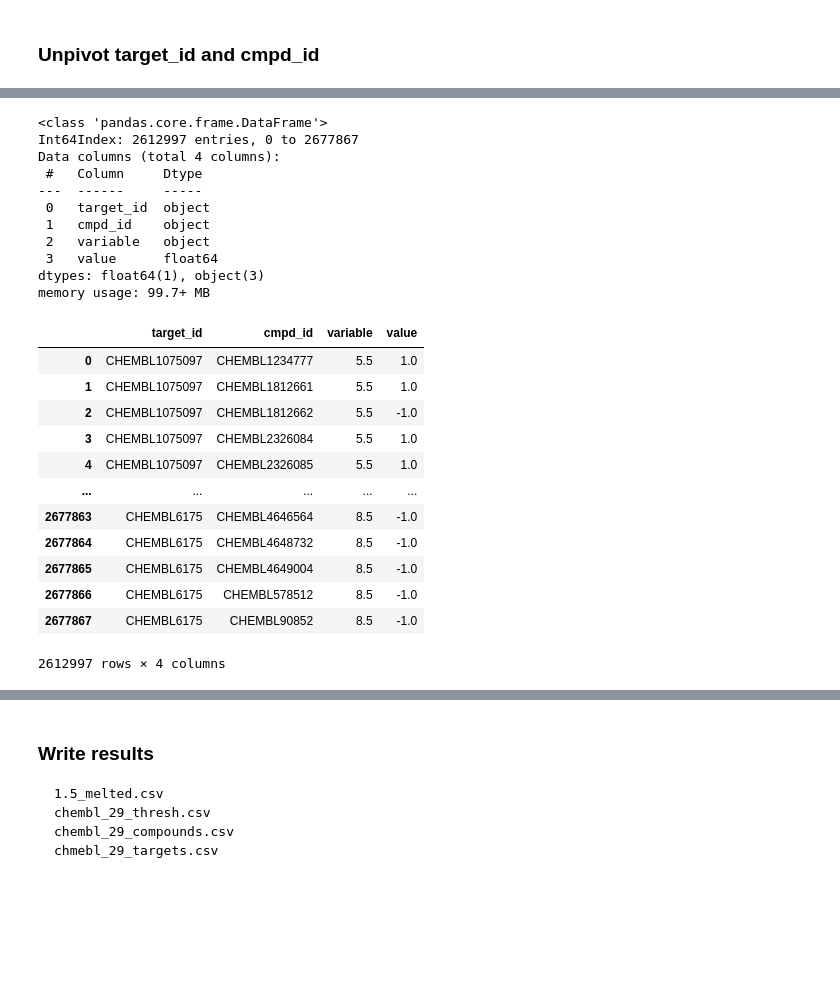
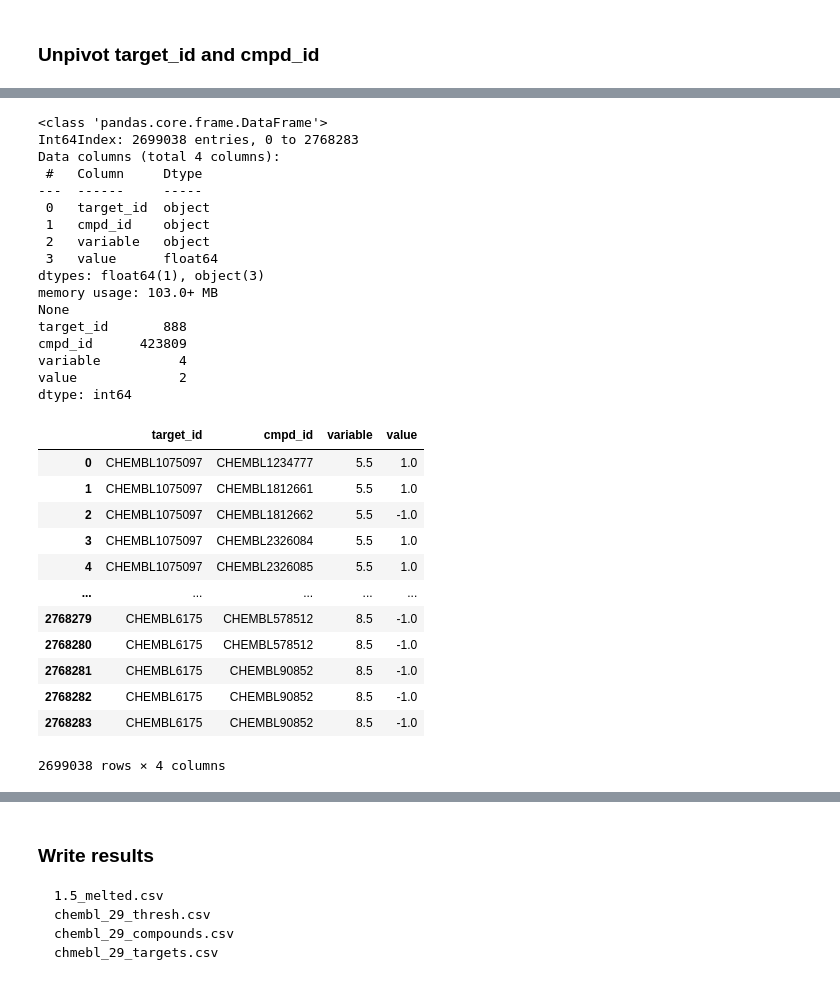
Before and after one commit to kbardool/Chembl-pipeline, a Jupyter notebook: 10_create_dataset.ipynb, the cells around one changed output, grey strips where cells are left out. Saved outputs shown, nothing was run; the diff lists cells and outputs as text; code cells hidden in the pictures; blank space fills up the shorter version.

```diff
--- a/10_create_dataset.ipynb
+++ b/10_create_dataset.ipynb
@@ -198,0 +849,5 @@ df1
+# %%
+value_vars = []
+for thr in   [5.5, 6.5, 7.5, 8.5]:
+    value_vars.append("%1.1f" % thr)
+print(value_vars)
@@ -199,10 +856,8 @@ df1
 # %%
-value_vars = []
 for thr in   [5.5, 6.5, 7.5, 8.5]:
+    thr_str = f"{thr:1.1f}"
     logging.info("Processing threshold : '%1.1f'" % thr)
-    value_vars.append("%1.1f" % thr)
-    thr_str = "%1.1f" % thr
-    print("thr_str ", thr_str ," type:", type(thr_str))
+
     ## using +1 and -1 for actives and inactives
     df1[thr_str] = (df1["pic50"] >= thr) * 2.0 - 1.0
     df1[thr_str] = np.where(np.logical_and((df1["relation"] == '<'), (df1['pic50'] < thr)), np.nan, df1[thr_str])
@@ -255,0 +935,5 @@ df1.head(50)
+# %%
+value_vars = []
+for thr in   [5.5, 6.5, 7.5, 8.5]:
+    value_vars.append("%1.1f" % thr)
+print(value_vars)
@@ -255,0 +949,2 @@ df1.head(50)
+# %%
+df1 = pd.read_csv("Step10/7_target_with_thresholds.csv")
@@ -262,28 +1018,35 @@ melted = pd.melt(df1, id_vars=['target_id','cmpd_id'], value_vars=value_vars).dr
 # %%
-melted.info()
+print(melted.info())
+print(melted.nunique())
 melted
 # %% [output]
 <class 'pandas.core.frame.DataFrame'>
-Int64Index: 2612997 entries, 0 to 2677867
+Int64Index: 2699038 entries, 0 to 2768283
 Data columns (total 4 columns):
  #   Column     Dtype
 ---  ------     -----
  0   target_id  object
  1   cmpd_id    object
  2   variable   object
  3   value      float64
 dtypes: float64(1), object(3)
-memory usage: 99.7+ MB
+memory usage: 103.0+ MB
+None
+target_id       888
+cmpd_id      423809
+variable          4
+value             2
+dtype: int64
 |  | target_id | cmpd_id | variable | value |
 | 0 | CHEMBL1075097 | CHEMBL1234777 | 5.5 | 1.0 |
 | 1 | CHEMBL1075097 | CHEMBL1812661 | 5.5 | 1.0 |
 | 2 | CHEMBL1075097 | CHEMBL1812662 | 5.5 | -1.0 |
 | 3 | CHEMBL1075097 | CHEMBL2326084 | 5.5 | 1.0 |
 | 4 | CHEMBL1075097 | CHEMBL2326085 | 5.5 | 1.0 |
 | ... | ... | ... | ... | ... |
-| 2677863 | CHEMBL6175 | CHEMBL4646564 | 8.5 | -1.0 |
-| 2677864 | CHEMBL6175 | CHEMBL4648732 | 8.5 | -1.0 |
-| 2677865 | CHEMBL6175 | CHEMBL4649004 | 8.5 | -1.0 |
-| 2677866 | CHEMBL6175 | CHEMBL578512 | 8.5 | -1.0 |
-| 2677867 | CHEMBL6175 | CHEMBL90852 | 8.5 | -1.0 |
+| 2768279 | CHEMBL6175 | CHEMBL578512 | 8.5 | -1.0 |
+| 2768280 | CHEMBL6175 | CHEMBL578512 | 8.5 | -1.0 |
+| 2768281 | CHEMBL6175 | CHEMBL90852 | 8.5 | -1.0 |
+| 2768282 | CHEMBL6175 | CHEMBL90852 | 8.5 | -1.0 |
+| 2768283 | CHEMBL6175 | CHEMBL90852 | 8.5 | -1.0 |
-2612997 rows × 4 columns
+2699038 rows × 4 columns
```
Also changed, not shown: parts of 95 cells of this notebook, 7 other files.
